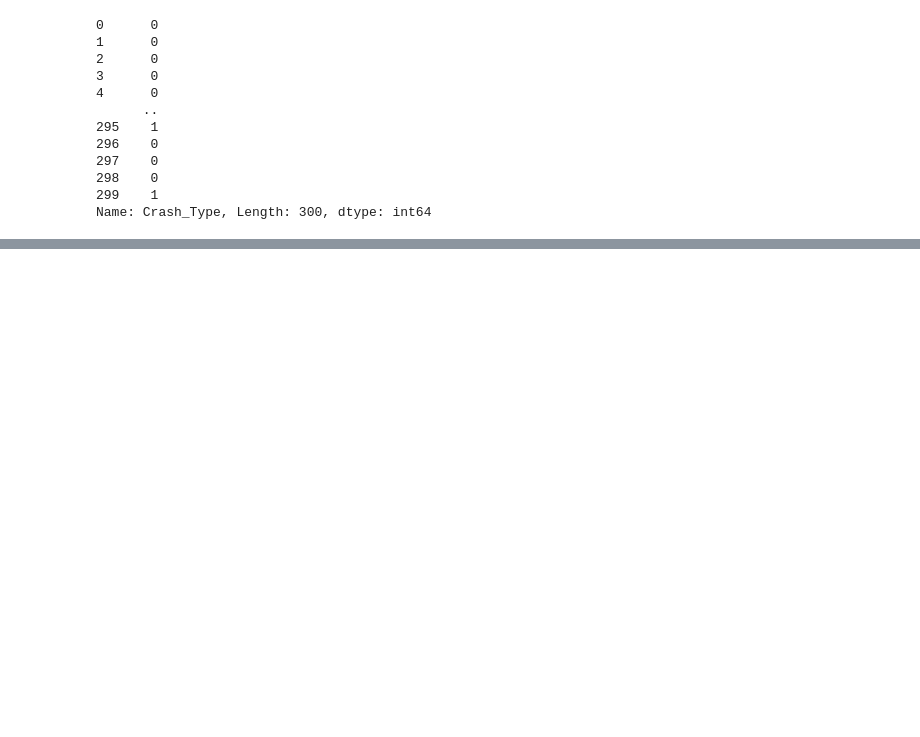
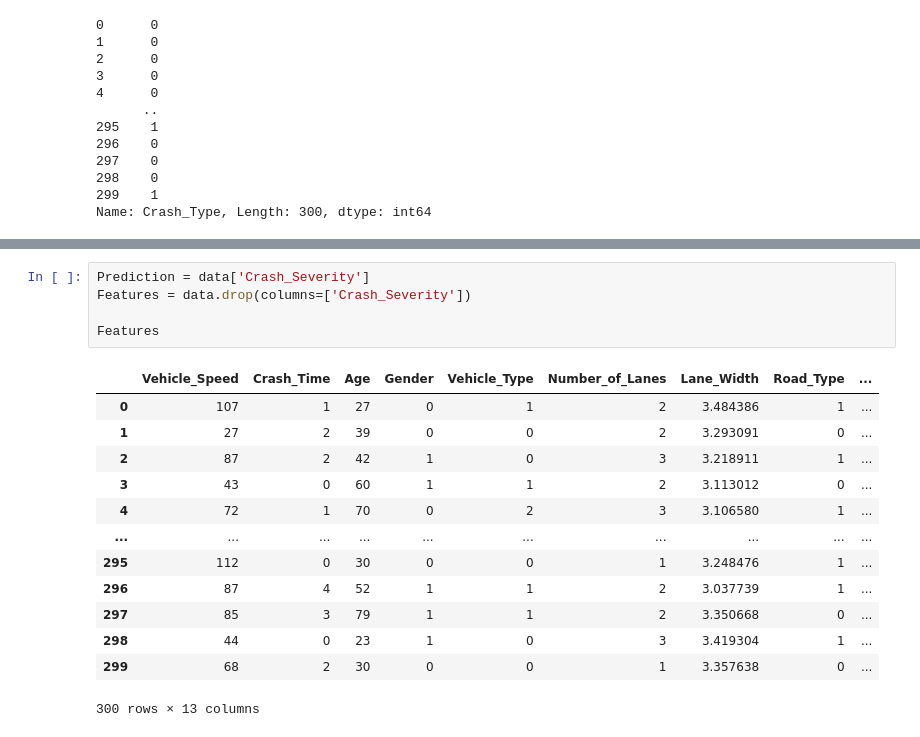
Before and after one commit to T-SarvesH/DataQuest-ML, a Jupyter notebook: index.ipynb, the cells around one changed output, grey strips where cells are left out. Drawn from its saved outputs; the diff is of its cells as text; blank space fills up the shorter version.

```diff
--- a/index.ipynb
+++ b/index.ipynb
@@ -239,0 +241,19 @@ sns.heatmap(annot=True, data=correl, cmap="coolwarm")
+# %%
+Prediction = data['Crash_Severity']
+Features = data.drop(columns=['Crash_Severity'])
+
+Features
+# %% [output]
+|  | Vehicle_Speed | Crash_Time | Age | Gender | Vehicle_Type | Number_of_Lanes | Lane_Width | Road_Type | ... |
+| 0 | 107 | 1 | 27 | 0 | 1 | 2 | 3.484386 | 1 | ... |
+| 1 | 27 | 2 | 39 | 0 | 0 | 2 | 3.293091 | 0 | ... |
+| 2 | 87 | 2 | 42 | 1 | 0 | 3 | 3.218911 | 1 | ... |
+| 3 | 43 | 0 | 60 | 1 | 1 | 2 | 3.113012 | 0 | ... |
+| 4 | 72 | 1 | 70 | 0 | 2 | 3 | 3.106580 | 1 | ... |
+| ... | ... | ... | ... | ... | ... | ... | ... | ... | ... |
+| 295 | 112 | 0 | 30 | 0 | 0 | 1 | 3.248476 | 1 | ... |
+| 296 | 87 | 4 | 52 | 1 | 1 | 2 | 3.037739 | 1 | ... |
+| 297 | 85 | 3 | 79 | 1 | 1 | 2 | 3.350668 | 0 | ... |
+| 298 | 44 | 0 | 23 | 1 | 0 | 3 | 3.419304 | 1 | ... |
+| 299 | 68 | 2 | 30 | 0 | 0 | 1 | 3.357638 | 0 | ... |
+300 rows × 13 columns
```
Also changed, not shown: parts of 13 cells of this notebook.
